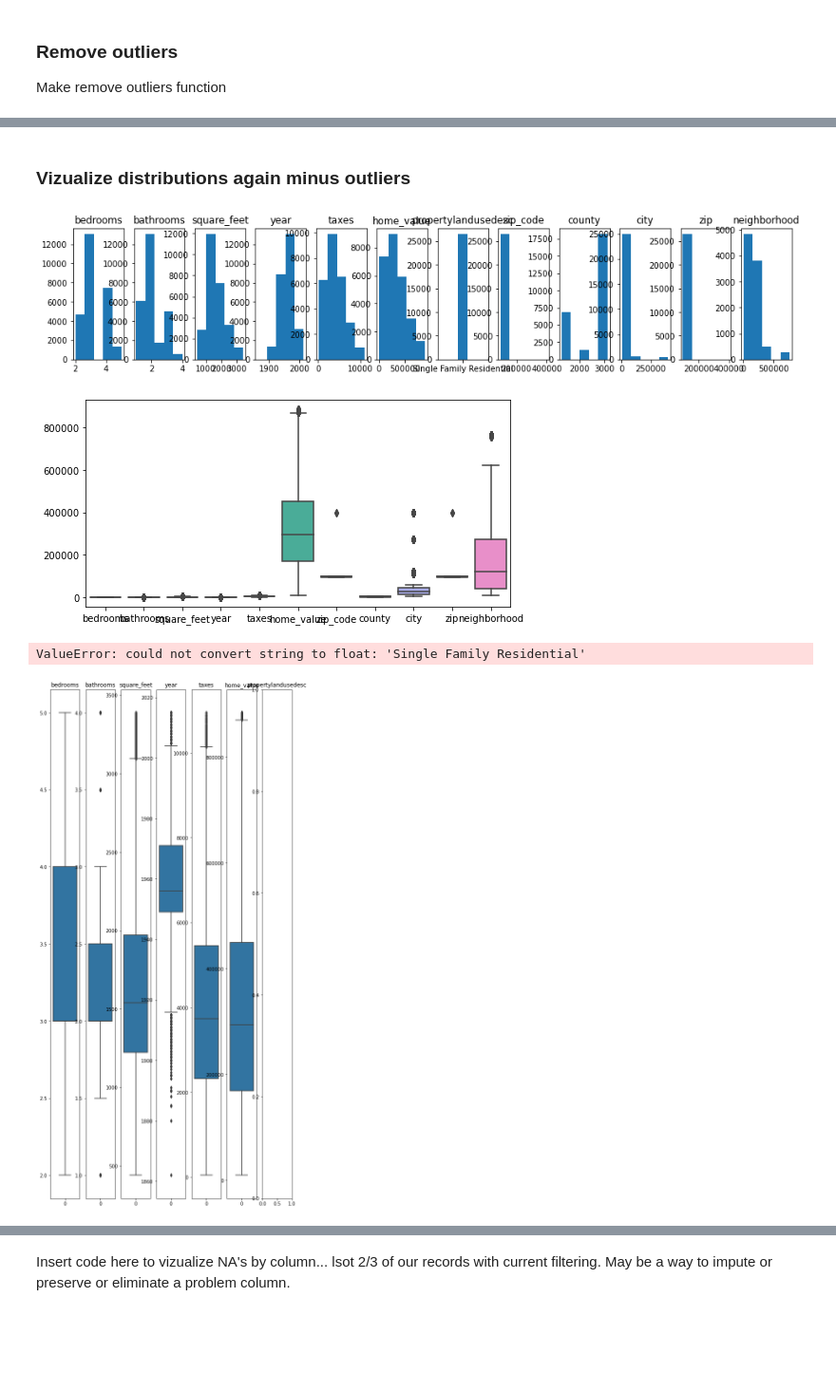
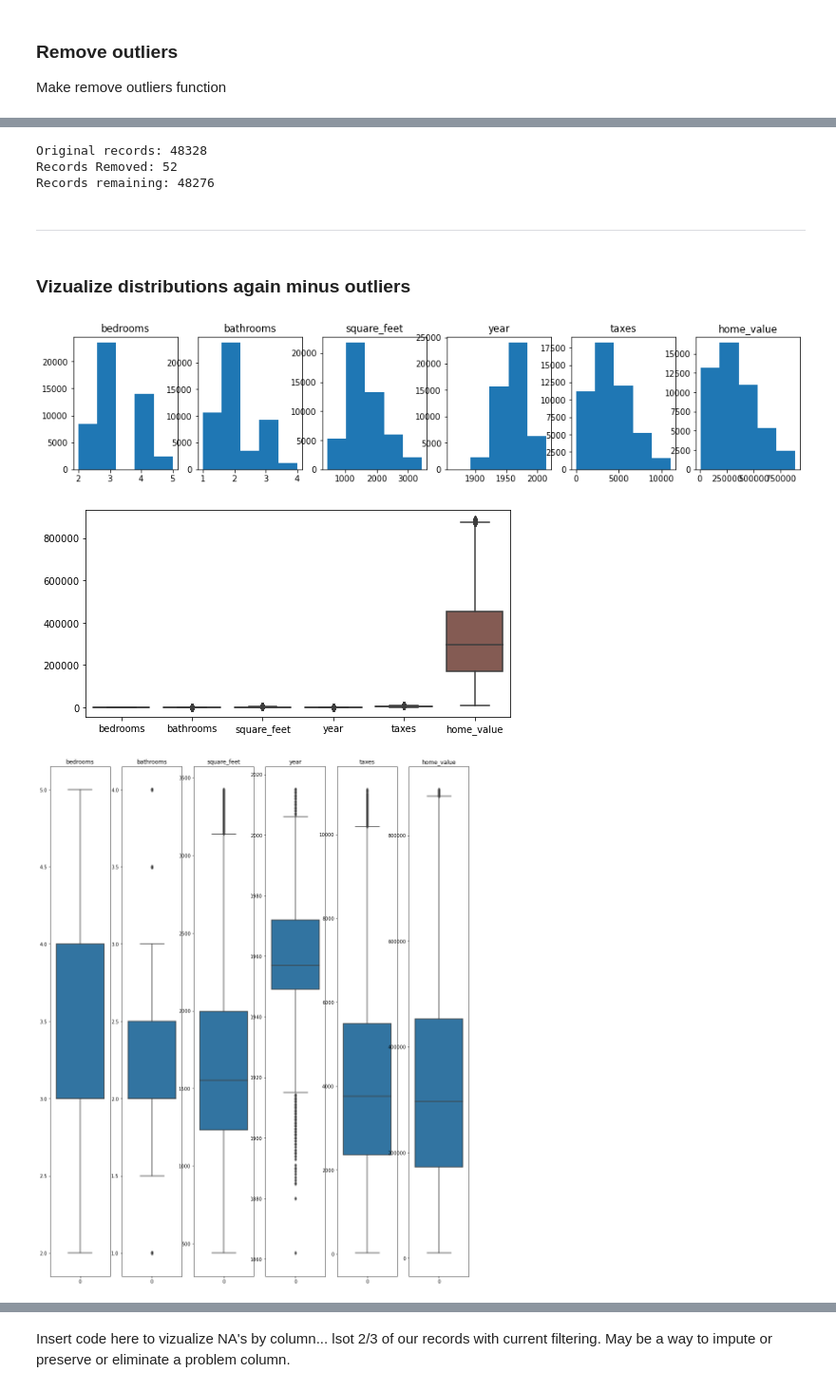
Before and after one commit to Jared-Godar/regression-project, a Jupyter notebook: zillo-project.ipynb, the cells around one changed output, grey strips where cells are left out. Shown at 95% size. Saved outputs shown, nothing was run; the diff lists cells and outputs as text; code cells hidden in the pictures; blank space fills up the shorter version.

Commit message:
Update zillow project

```diff
--- a/zillo-project.ipynb
+++ b/zillo-project.ipynb
@@ -91,17 +91,12 @@ def get_data_from_sql():
        yearbuilt as year,
        taxamount as taxes,
        taxvaluedollarcnt as home_value,
-       propertylandusedesc,
        fips as fips,
-       regionidzip as zip_code,
-       regionidcounty as county,
-       regionidcity as city,
-       regionidzip as zip,
-       regionidneighborhood as neighborhood
+       regionidzip as zip_code
     FROM predictions_2017
-    JOIN properties_2017 USING(id)
-    JOIN propertylandusetype USING(propertylandusetypeid)
-    WHERE (transactiondate >= '2017-05-01' AND transactiondate < '2017-09-01')
+     JOIN properties_2017 USING(parcelid)
+     JOIN propertylandusetype USING(propertylandusetypeid)
+    WHERE (transactiondate >= '2017-01-01' AND transactiondate <= '2017-12-31')
         AND propertylandusetypeid = '261'
         AND bedroomcnt > 0
         AND bathroomcnt > 0
@@ -179,7 +178,7 @@ Lots of missing neighborhood data... Drop that column before filtering NAs.
 plt.figure(figsize=(16, 3))
 
 # List of columns
-cols = [col for col in zillow.columns if col not in ['fips', 'year_built']]
+cols = [col for col in zillow.columns if col not in ['fips', 'year_built', 'zip_code', 'propertylandusedesc']]
 
 for i, col in enumerate(cols):
 
@@ -302,0 +318,3 @@ zillow.shape
+# %%
+# Drop NAs
+zillow = zillow.dropna()
@@ -303,10 +328,20 @@ zillow.shape
+# %%
+print(f'Original records: {shape2[0]}')
+print(f'Records Removed: {removed2}')
+print(f'Records remaining: {shape3[0]}')
+# %% [output]
+Original records: 48328
+Records Removed: 52
+Records remaining: 48276
+# %% [markdown]
+---
 # %% [markdown]
 ### Vizualize distributions again minus outliers
 # %%
 plt.figure(figsize=(16, 3))
 
 # List of columns
-cols = [col for col in zillow.columns if col not in ['fips', 'year_built']]
+cols = [col for col in zillow.columns if col not in ['fips', 'zip_code', 'propertylandusedesc']]
 
 for i, col in enumerate(cols):
 
@@ -330,41 +365,40 @@ for i, col in enumerate(cols):
 
 plt.show()
 # %% [output]
-[figure, old version]
+[figure, new version]
 # %%
 plt.figure(figsize=(8,4))
 
 plt.ticklabel_format(useOffset=False, style='plain')
-sns.boxplot(data=zillow.drop(columns=['fips']))
+sns.boxplot(data=zillow.drop(columns=['fips', 'zip_code']))
 
 plt.show()
 # %% [output]
-[figure, old version]
+[figure, new version]
 # %%
 # List of columns
-cols = [col for col in zillow.columns if col not in ['fips', 'year_built']]
+cols = [col for col in zillow.columns if col not in ['fips','zip_code', 'propertylandusedesc']]
 plt.figure(figsize=(16, 20))
 for i, col in enumerate(cols):
 
     # i starts at 0, but plot nos should start at 1
     plot_number = i + 1
 
     # Create subplot.
     plt.subplot(1, len(cols), plot_number)
 
     # Title with column name.
     plt.title(col)
 
     # Display boxplot for column.
     sns.boxplot(data=zillow[col])
 
     # Hide gridlines.
     plt.grid(False)
 
 plt.show()
 # %% [output]
-ValueError: could not convert string to float: 'Single Family Residential'
-[figure, old version]
+[figure, new version]
 # %%
 zillow.dtypes
 # %% [output]
```
Also changed, not shown: parts of 53 cells of this notebook, 1 other file.
